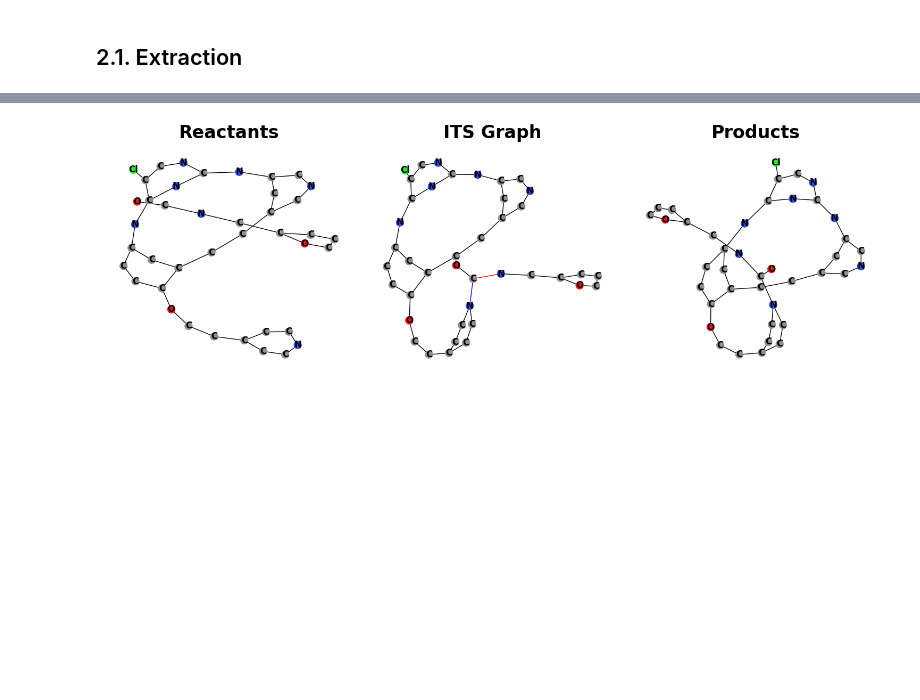
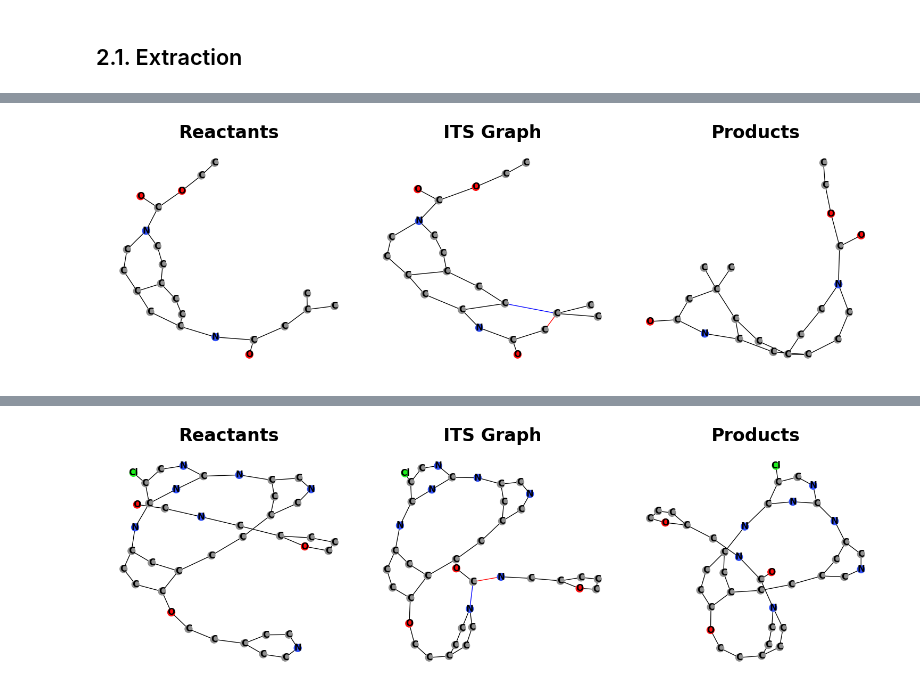
Before and after one commit to TieuLongPhan/SynTemp, a Jupyter notebook: Docs/Notebook/Example.ipynb, the cells around one changed output, grey strips where cells are left out. Saved outputs shown, nothing was run; the diff lists cells and outputs as text; code cells hidden in the pictures; blank space fills up the shorter version.

```diff
--- a/Docs/Notebook/Example.ipynb
+++ b/Docs/Notebook/Example.ipynb
@@ -48,0 +71,4 @@ len(its_graph)
+# %%
+vis_graph.visualize_all(its_graph_wrong[1]['local_mapper'])
+# %% [output]
+[figure, added]
```
Also changed, not shown: parts of 35 cells of this notebook, 19 other files.
